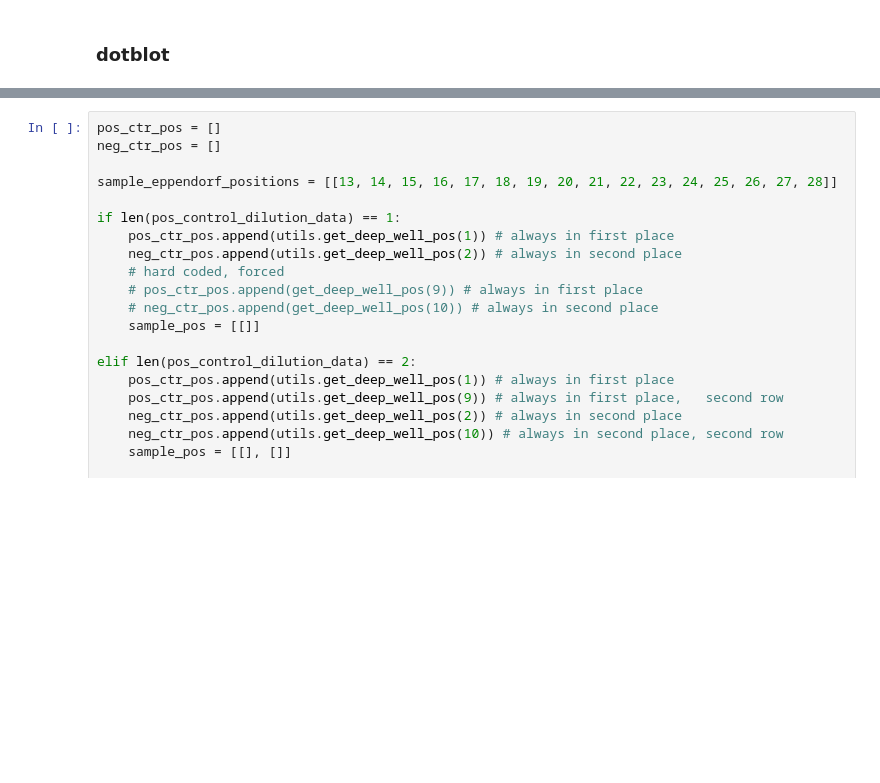
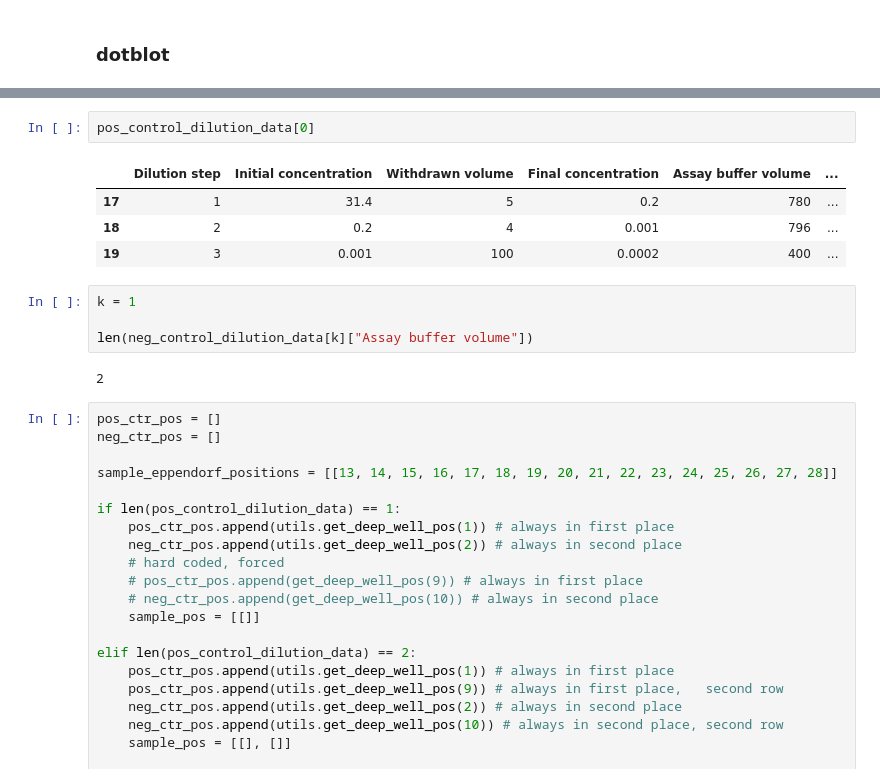
Before and after one commit to Technoka/tecan_gui, a Jupyter notebook: test.ipynb, the cells around one changed output, grey strips where cells are left out. Cells and saved outputs as stored; diff of their text form; blank space fills up the shorter version.

```diff
--- a/test.ipynb
+++ b/test.ipynb
@@ -51,3 +58,16 @@ neg_control_dilution_data = data[3]
+# %%
+pos_control_dilution_data[0]
+# %% [output]
+|  | Dilution step | Initial concentration | Withdrawn volume | Final concentration | Assay buffer volume | ... |
+| 17 | 1 | 31.4 | 5 | 0.2 | 780 | ... |
+| 18 | 2 | 0.2 | 4 | 0.001 | 796 | ... |
+| 19 | 3 | 0.001 | 100 | 0.0002 | 400 | ... |
+# %%
+k = 1
+
+len(neg_control_dilution_data[k]["Assay buffer volume"])
+# %% [output]
+2
 # %%
 pos_ctr_pos = []
 neg_ctr_pos = []
```
Also changed, not shown: parts of 21 cells of this notebook.
